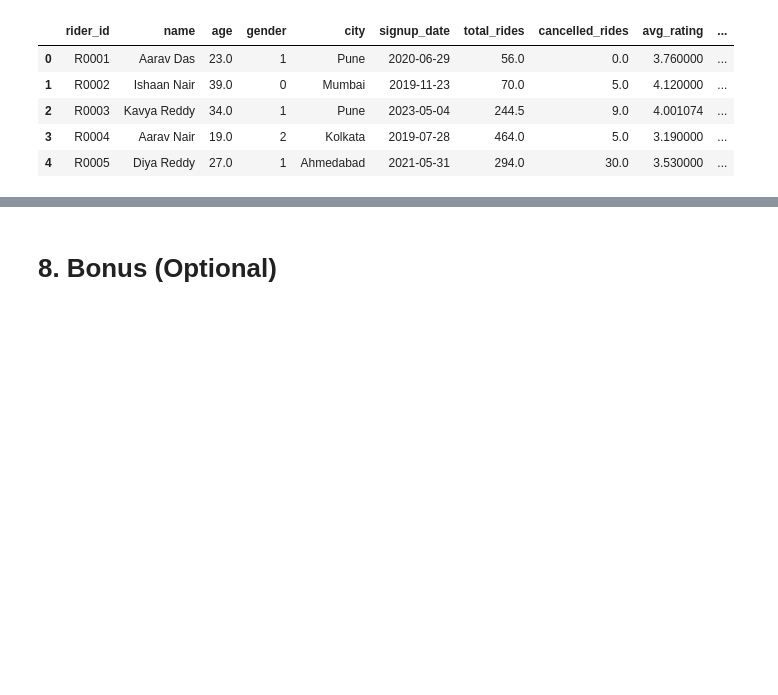
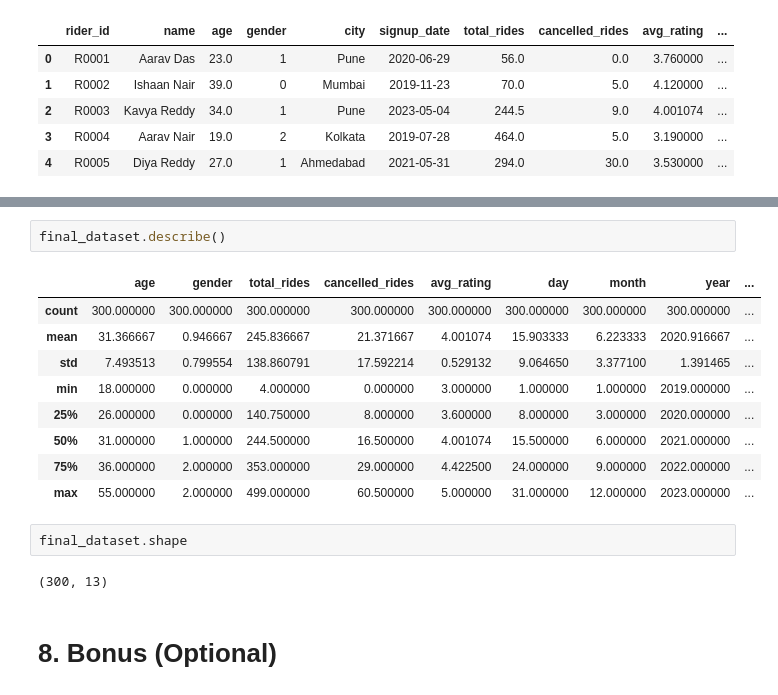
Before and after one commit to parthpbhagat/practical-exam-data-preprocessing, a Jupyter notebook: final_pr2.ipynb, the cells around one changed output, grey strips where cells are left out. Drawn from its saved outputs; the diff is of its cells as text; blank space fills up the shorter version.

```diff
--- a/final_pr2.ipynb
+++ b/final_pr2.ipynb
@@ -472,3 +481,19 @@ final_dataset.head(5)
+# %%
+final_dataset.describe()
+# %% [output]
+|  | age | gender | total_rides | cancelled_rides | avg_rating | day | month | year | ... |
+| count | 300.000000 | 300.000000 | 300.000000 | 300.000000 | 300.000000 | 300.000000 | 300.000000 | 300.000000 | ... |
+| mean | 31.366667 | 0.946667 | 245.836667 | 21.371667 | 4.001074 | 15.903333 | 6.223333 | 2020.916667 | ... |
+| std | 7.493513 | 0.799554 | 138.860791 | 17.592214 | 0.529132 | 9.064650 | 3.377100 | 1.391465 | ... |
+| min | 18.000000 | 0.000000 | 4.000000 | 0.000000 | 3.000000 | 1.000000 | 1.000000 | 2019.000000 | ... |
+| 25% | 26.000000 | 0.000000 | 140.750000 | 8.000000 | 3.600000 | 8.000000 | 3.000000 | 2020.000000 | ... |
+| 50% | 31.000000 | 1.000000 | 244.500000 | 16.500000 | 4.001074 | 15.500000 | 6.000000 | 2021.000000 | ... |
+| 75% | 36.000000 | 2.000000 | 353.000000 | 29.000000 | 4.422500 | 24.000000 | 9.000000 | 2022.000000 | ... |
+| max | 55.000000 | 2.000000 | 499.000000 | 60.500000 | 5.000000 | 31.000000 | 12.000000 | 2023.000000 | ... |
+# %%
+final_dataset.shape
+# %% [output]
+(300, 13)
 # %% [markdown]
 # 8. Bonus (Optional)
 # %% [markdown]
```
Also changed, not shown: parts of 7 cells of this notebook, 1 other file.
